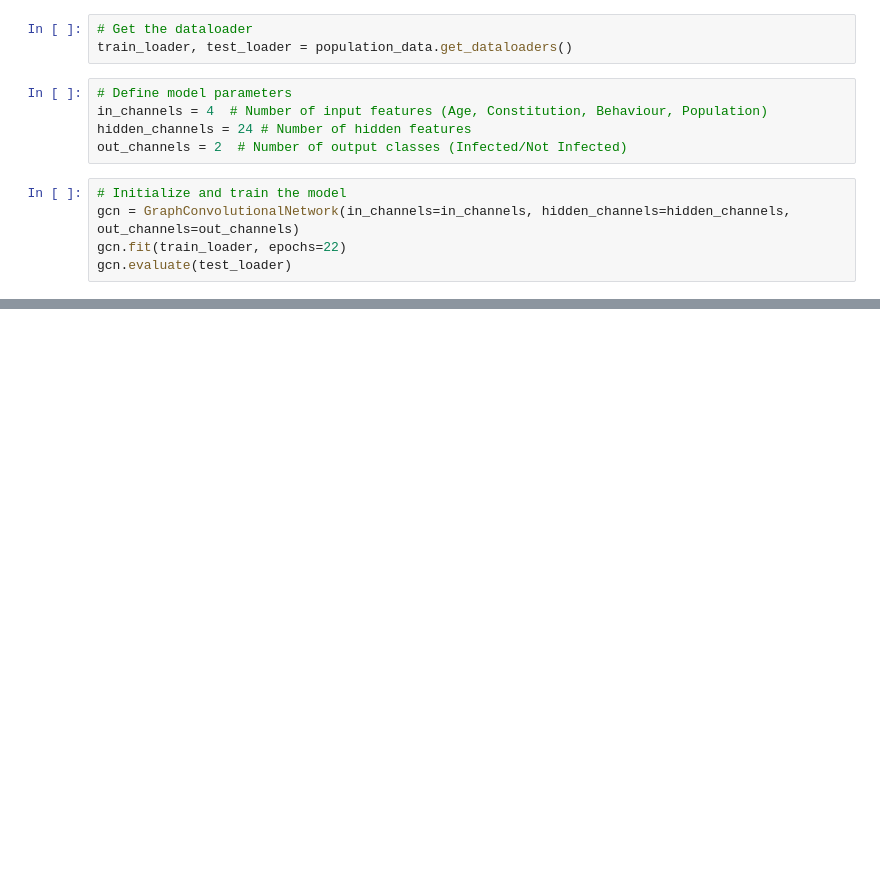
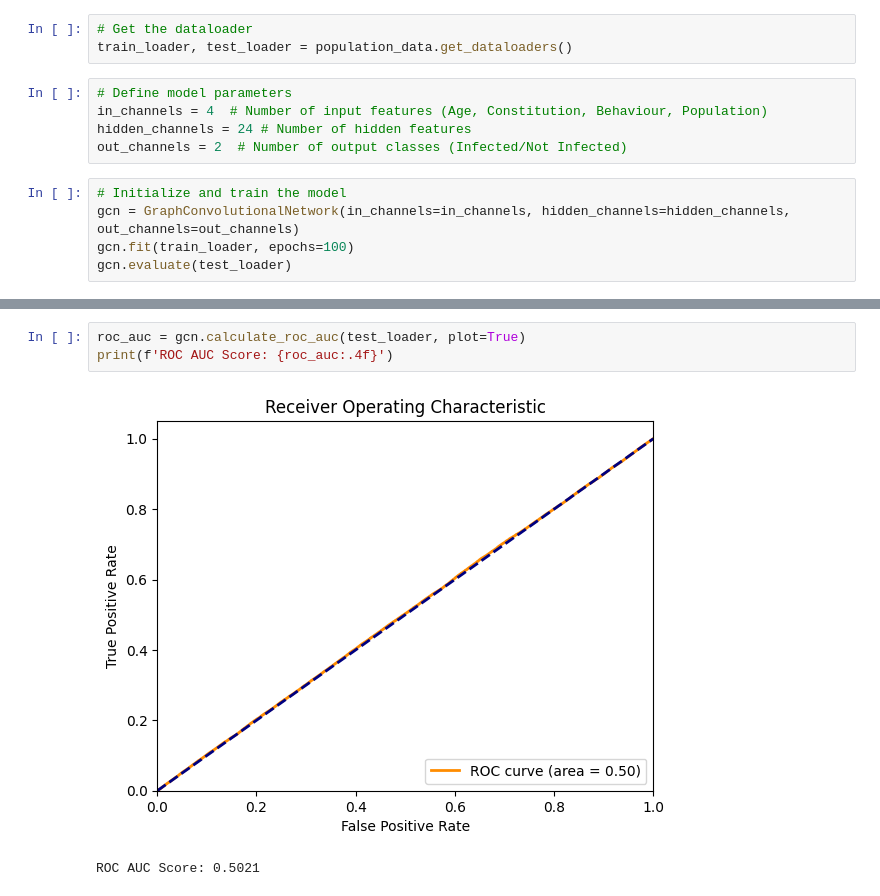
Before and after one commit to Fzhou1997/Machine-Learning-Kaggle-Disease-Spread-Prediction, a Jupyter notebook: notebooks/deep_learning/GNN.ipynb, the cells around one changed output, grey strips where cells are left out. Saved outputs shown, nothing was run; the diff lists cells and outputs as text; blank space fills up the shorter version.

```diff
--- a/notebooks/deep_learning/GNN.ipynb
+++ b/notebooks/deep_learning/GNN.ipynb
@@ -48,6 +48,6 @@ out_channels = 2  # Number of output classes (Infected/Not Infected)
 # %%
 # Initialize and train the model
 gcn = GraphConvolutionalNetwork(in_channels=in_channels, hidden_channels=hidden_channels, out_channels=out_channels)
-gcn.fit(train_loader, epochs=22)
+gcn.fit(train_loader, epochs=100)
 gcn.evaluate(test_loader)
 # %% [output]
@@ -71,0 +57,6 @@ Test Loss: 0.7080, Accuracy: 0.5340
+# %%
+roc_auc = gcn.calculate_roc_auc(test_loader, plot=True)
+print(f'ROC AUC Score: {roc_auc:.4f}')
+# %% [output]
+[figure, added]
+ROC AUC Score: 0.5021
```
Also changed, not shown: parts of 2 cells of this notebook, 2 other files.
